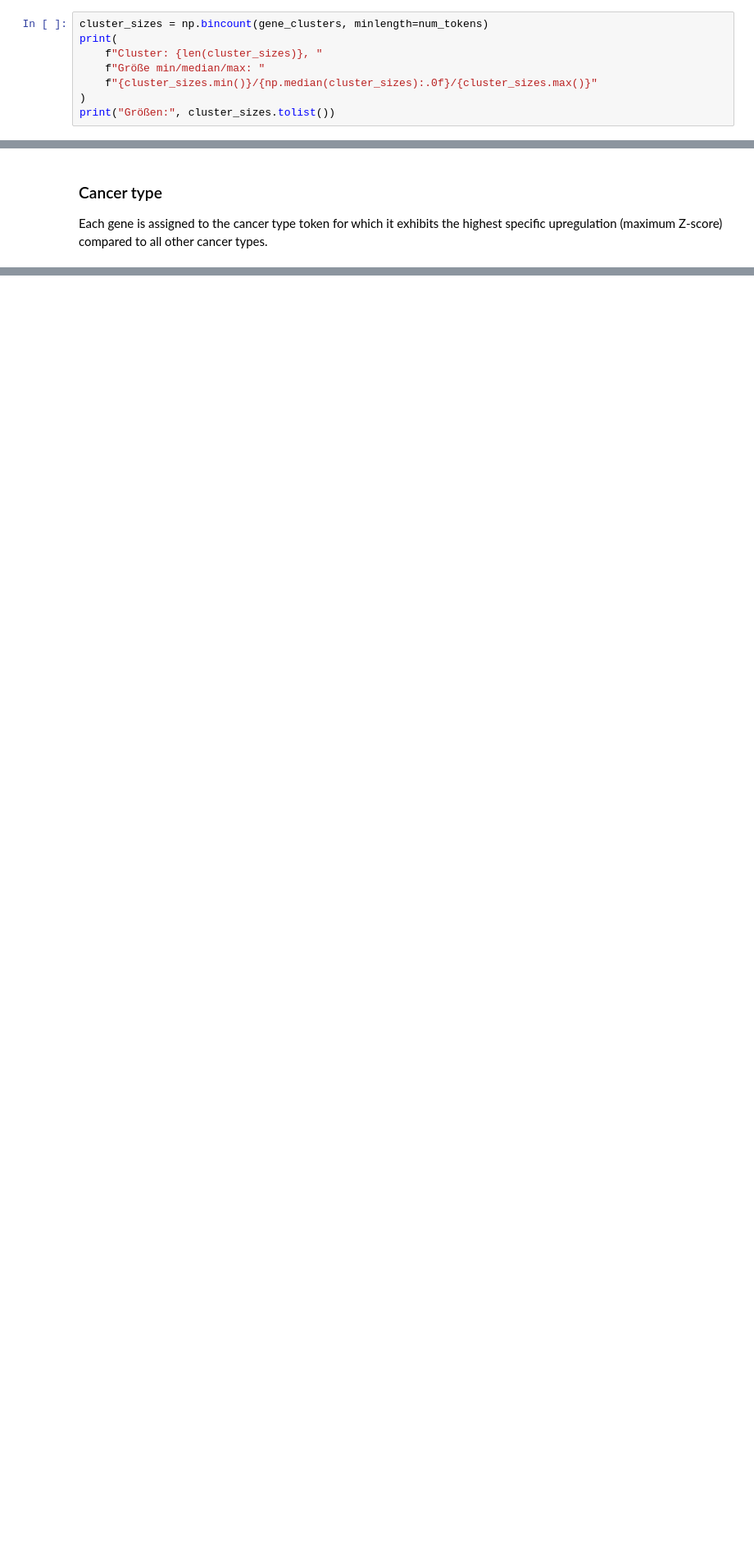
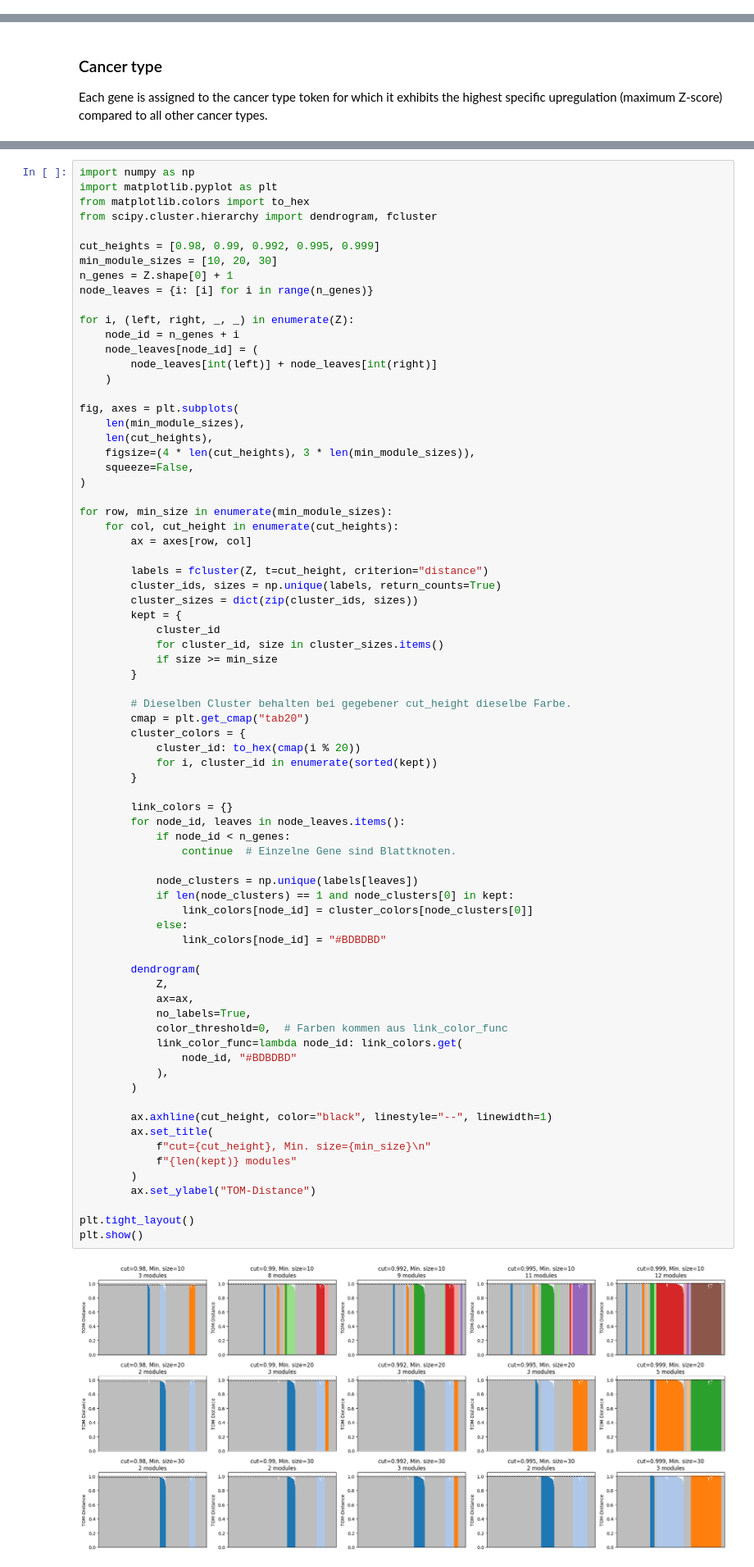
Before and after one commit to s-juross/masterthesis, a Jupyter notebook: gpu/error_analysis_attention.ipynb, the cells around one changed output, grey strips where cells are left out. Shown at 82% size. Drawn from its saved outputs; the diff is of its cells as text; blank space fills up the shorter version.

```diff
--- a/gpu/error_analysis_attention.ipynb
+++ b/gpu/error_analysis_attention.ipynb
@@ -250,8 +233,0 @@ Gene Token 31: 25 genes assigned
-# %%
-cluster_sizes = np.bincount(gene_clusters, minlength=num_tokens)
-print(
-    f"Cluster: {len(cluster_sizes)}, "
-    f"Größe min/median/max: "
-    f"{cluster_sizes.min()}/{np.median(cluster_sizes):.0f}/{cluster_sizes.max()}"
-)
-print("Größen:", cluster_sizes.tolist())
@@ -339,0 +576,76 @@ for i, indices in enumerate(gene_token_indices):
+# %%
+import numpy as np
+import matplotlib.pyplot as plt
+from matplotlib.colors import to_hex
+from scipy.cluster.hierarchy import dendrogram, fcluster
+
+cut_heights = [0.98, 0.99, 0.992, 0.995, 0.999]
+min_module_sizes = [10, 20, 30]
+n_genes = Z.shape[0] + 1
+node_leaves = {i: [i] for i in range(n_genes)}
+
+for i, (left, right, _, _) in enumerate(Z):
+    node_id = n_genes + i
+    node_leaves[node_id] = (
+        node_leaves[int(left)] + node_leaves[int(right)]
+    )
+
+fig, axes = plt.subplots(
+    len(min_module_sizes),
+    len(cut_heights),
+    figsize=(4 * len(cut_heights), 3 * len(min_module_sizes)),
+    squeeze=False,
+)
+
+for row, min_size in enumerate(min_module_sizes):
+    for col, cut_height in enumerate(cut_heights):
+        ax = axes[row, col]
+
+        labels = fcluster(Z, t=cut_height, criterion="distance")
+        cluster_ids, sizes = np.unique(labels, return_counts=True)
+        cluster_sizes = dict(zip(cluster_ids, sizes))
+        kept = {
+            cluster_id
+            for cluster_id, size in cluster_sizes.items()
+            if size >= min_size
+        }
+
+        # Dieselben Cluster behalten bei gegebener cut_height dieselbe Farbe.
+        cmap = plt.get_cmap("tab20")
+        cluster_colors = {
+            cluster_id: to_hex(cmap(i % 20))
+            for i, cluster_id in enumerate(sorted(kept))
+        }
+
+        link_colors = {}
+        for node_id, leaves in node_leaves.items():
+            if node_id < n_genes:
+                continue  # Einzelne Gene sind Blattknoten.
+
+            node_clusters = np.unique(labels[leaves])
+            if len(node_clusters) == 1 and node_clusters[0] in kept:
+                link_colors[node_id] = cluster_colors[node_clusters[0]]
+            else:
+                link_colors[node_id] = "#BDBDBD"
+
+        dendrogram(
+            Z,
+            ax=ax,
+            no_labels=True,
+            color_threshold=0,  # Farben kommen aus link_color_func
+            link_color_func=lambda node_id: link_colors.get(
+                node_id, "#BDBDBD"
+            ),
+        )
+
+        ax.axhline(cut_height, color="black", linestyle="--", linewidth=1)
+        ax.set_title(
+            f"cut={cut_height}, Min. size={min_size}\n"
+            f"{len(kept)} modules"
+        )
+        ax.set_ylabel("TOM-Distance")
+
+plt.tight_layout()
+plt.show()
+# %% [output]
+[figure, added]
```
Also changed, not shown: parts of 45 cells of this notebook.
